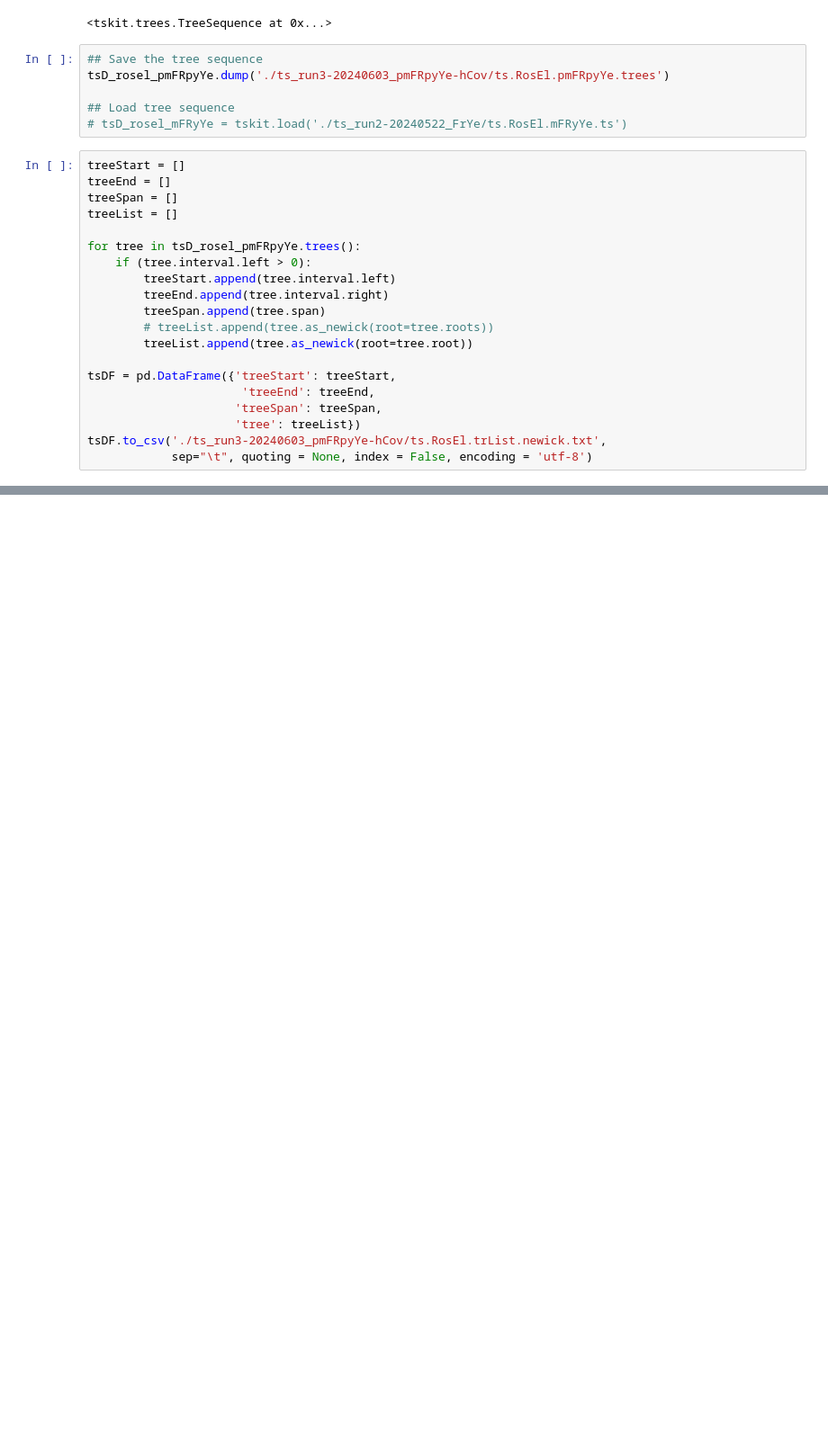
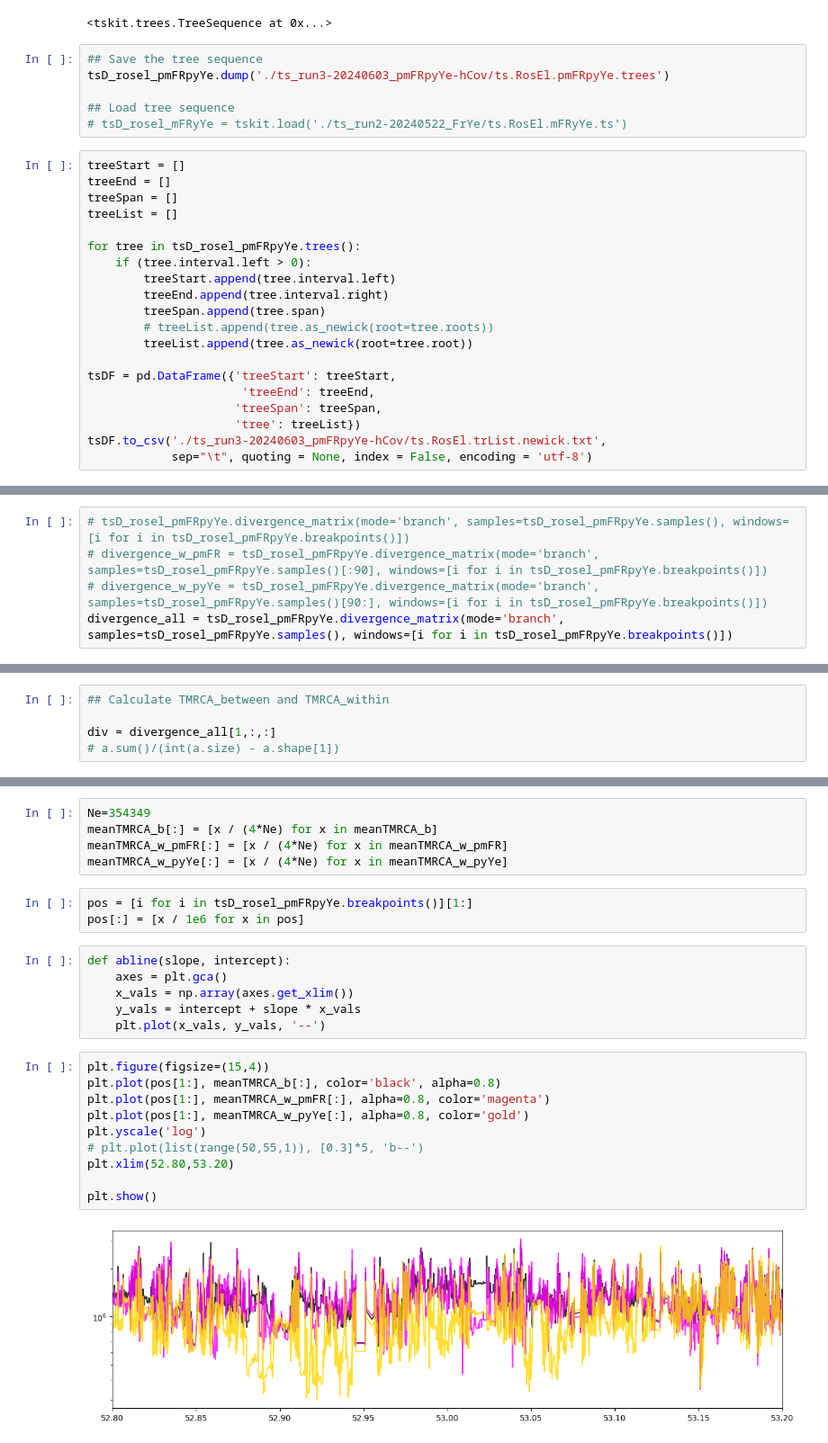
Before and after one commit to arka-pal/snapdragon_haplotagging, a Jupyter notebook: ARGs/ts_run3-20240603_pmFRpyYe-hCov/ts.RosEl.pmFRpyYe.ipynb, the cells around one changed output, grey strips where cells are left out. Shown at 90% size. Drawn from its saved outputs; the diff is of its cells as text; blank space fills up the shorter version.

```diff
--- a/ARGs/ts_run3-20240603_pmFRpyYe-hCov/ts.RosEl.pmFRpyYe.ipynb
+++ b/ARGs/ts_run3-20240603_pmFRpyYe-hCov/ts.RosEl.pmFRpyYe.ipynb
@@ -132,0 +213,5 @@ tsDF.to_csv('./ts_run3-20240603_pmFRpyYe-hCov/ts.RosEl.trList.newick.txt',
+# %%
+# tsD_rosel_pmFRpyYe.divergence_matrix(mode='branch', samples=tsD_rosel_pmFRpyYe.samples(), windows=[i for i in tsD_rosel_pmFRpyYe.breakpoints()])
+# divergence_w_pmFR = tsD_rosel_pmFRpyYe.divergence_matrix(mode='branch', samples=tsD_rosel_pmFRpyYe.samples()[:90], windows=[i for i in tsD_rosel_pmFRpyYe.breakpoints()])
+# divergence_w_pyYe = tsD_rosel_pmFRpyYe.divergence_matrix(mode='branch', samples=tsD_rosel_pmFRpyYe.samples()[90:], windows=[i for i in tsD_rosel_pmFRpyYe.breakpoints()])
+divergence_all = tsD_rosel_pmFRpyYe.divergence_matrix(mode='branch', samples=tsD_rosel_pmFRpyYe.samples(), windows=[i for i in tsD_rosel_pmFRpyYe.breakpoints()])
@@ -132,0 +333,5 @@ tsDF.to_csv('./ts_run3-20240603_pmFRpyYe-hCov/ts.RosEl.trList.newick.txt',
+# %%
+## Calculate TMRCA_between and TMRCA_within
+
+div = divergence_all[1,:,:]
+# a.sum()/(int(a.size) - a.shape[1])
@@ -132,0 +377,26 @@ tsDF.to_csv('./ts_run3-20240603_pmFRpyYe-hCov/ts.RosEl.trList.newick.txt',
+# %%
+Ne=354349
+meanTMRCA_b[:] = [x / (4*Ne) for x in meanTMRCA_b]
+meanTMRCA_w_pmFR[:] = [x / (4*Ne) for x in meanTMRCA_w_pmFR]
+meanTMRCA_w_pyYe[:] = [x / (4*Ne) for x in meanTMRCA_w_pyYe]
+# %%
+pos = [i for i in tsD_rosel_pmFRpyYe.breakpoints()][1:]
+pos[:] = [x / 1e6 for x in pos]
+# %%
+def abline(slope, intercept):
+    axes = plt.gca()
+    x_vals = np.array(axes.get_xlim())
+    y_vals = intercept + slope * x_vals
+    plt.plot(x_vals, y_vals, '--')
+# %%
+plt.figure(figsize=(15,4))
+plt.plot(pos[1:], meanTMRCA_b[:], color='black', alpha=0.8)
+plt.plot(pos[1:], meanTMRCA_w_pmFR[:], alpha=0.8, color='magenta')
+plt.plot(pos[1:], meanTMRCA_w_pyYe[:], alpha=0.8, color='gold')
+plt.yscale('log')
+# plt.plot(list(range(50,55,1)), [0.3]*5, 'b--')
+plt.xlim(52.80,53.20)
+
+plt.show()
+# %% [output]
+[figure, added]
```
Also changed, not shown: parts of 42 cells of this notebook, 4 other files.
